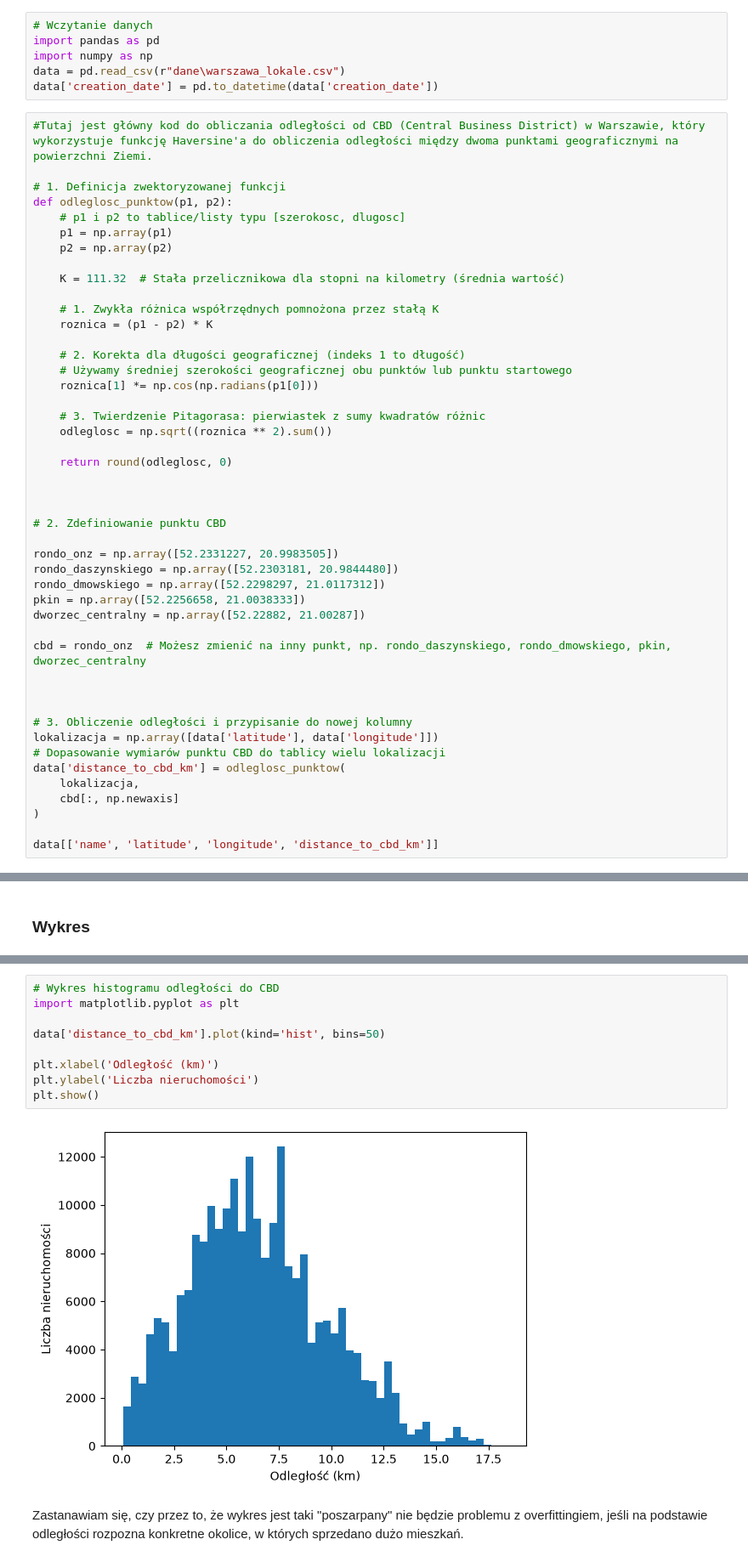
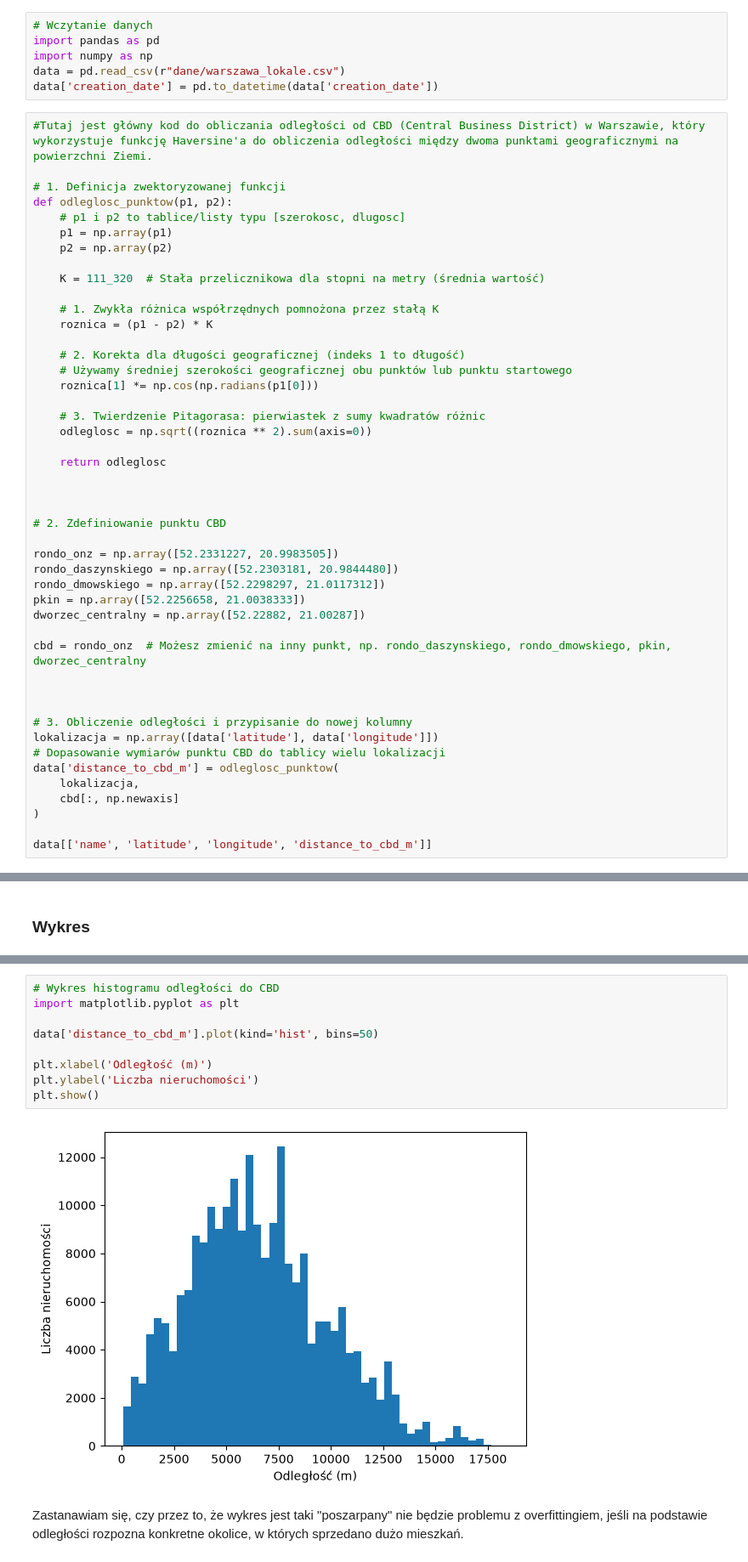
Before and after one commit to Podatek-Katastralny/Badanie-Kataster, a Jupyter notebook: odleglosc do cbd.ipynb, the cells around one changed output, grey strips where cells are left out. Shown at 85% size. Saved outputs shown, nothing was run; the diff lists cells and outputs as text.

```diff
--- a/odleglosc do cbd.ipynb
+++ b/odleglosc do cbd.ipynb
@@ -31,7 +17,7 @@ Note: you may need to restart the kernel to use updated packages.
 # Wczytanie danych
 import pandas as pd
 import numpy as np
-data = pd.read_csv(r"dane\warszawa_lokale.csv")
+data = pd.read_csv(r"dane/warszawa_lokale.csv")
 data['creation_date'] = pd.to_datetime(data['creation_date'])
 # %%
 #Tutaj jest główny kod do obliczania odległości od CBD (Central Business District) w Warszawie, który wykorzystuje funkcję Haversine'a do obliczenia odległości między dwoma punktami geograficznymi na powierzchni Ziemi.
@@ -42,7 +28,7 @@ def odleglosc_punktow(p1, p2):
     p1 = np.array(p1)
     p2 = np.array(p2)
 
-    K = 111.32  # Stała przelicznikowa dla stopni na kilometry (średnia wartość)
+    K = 111_320  # Stała przelicznikowa dla stopni na metry (średnia wartość)
 
     # 1. Zwykła różnica współrzędnych pomnożona przez stałą K
     roznica = (p1 - p2) * K
@@ -52,9 +38,9 @@ def odleglosc_punktow(p1, p2):
     roznica[1] *= np.cos(np.radians(p1[0]))
 
     # 3. Twierdzenie Pitagorasa: pierwiastek z sumy kwadratów różnic
-    odleglosc = np.sqrt((roznica ** 2).sum())
+    odleglosc = np.sqrt((roznica ** 2).sum(axis=0))
 
-    return round(odleglosc, 0)
+    return odleglosc
 
 
 
@@ -73,10 +59,10 @@ cbd = rondo_onz  # Możesz zmienić na inny punkt, np. rondo_daszynskiego, rondo
 # 3. Obliczenie odległości i przypisanie do nowej kolumny
 lokalizacja = np.array([data['latitude'], data['longitude']])
 # Dopasowanie wymiarów punktu CBD do tablicy wielu lokalizacji
-data['distance_to_cbd_km'] = odleglosc_punktow(
+data['distance_to_cbd_m'] = odleglosc_punktow(
     lokalizacja,
     cbd[:, np.newaxis]
 )
 
-data[['name', 'latitude', 'longitude', 'distance_to_cbd_km']]
+data[['name', 'latitude', 'longitude', 'distance_to_cbd_m']]
 # %% [output]
@@ -152,14 +143,14 @@ Note: you may need to restart the kernel to use updated packages.
 # %%
 # Wykres histogramu odległości do CBD
 import matplotlib.pyplot as plt
 
-data['distance_to_cbd_km'].plot(kind='hist', bins=50)
+data['distance_to_cbd_m'].plot(kind='hist', bins=50)
 
-plt.xlabel('Odległość (km)')
+plt.xlabel('Odległość (m)')
 plt.ylabel('Liczba nieruchomości')
 plt.show()
 # %% [output]
-[figure, old version]
+[figure, new version]
 # %% [markdown]
 Zastanawiam się, czy przez to, że wykres jest taki "poszarpany" nie będzie problemu z overfittingiem, jeśli na podstawie odległości rozpozna konkretne okolice, w których sprzedano dużo mieszkań.
 # %% [markdown]
```
Also changed, not shown: parts of 7 cells of this notebook.
